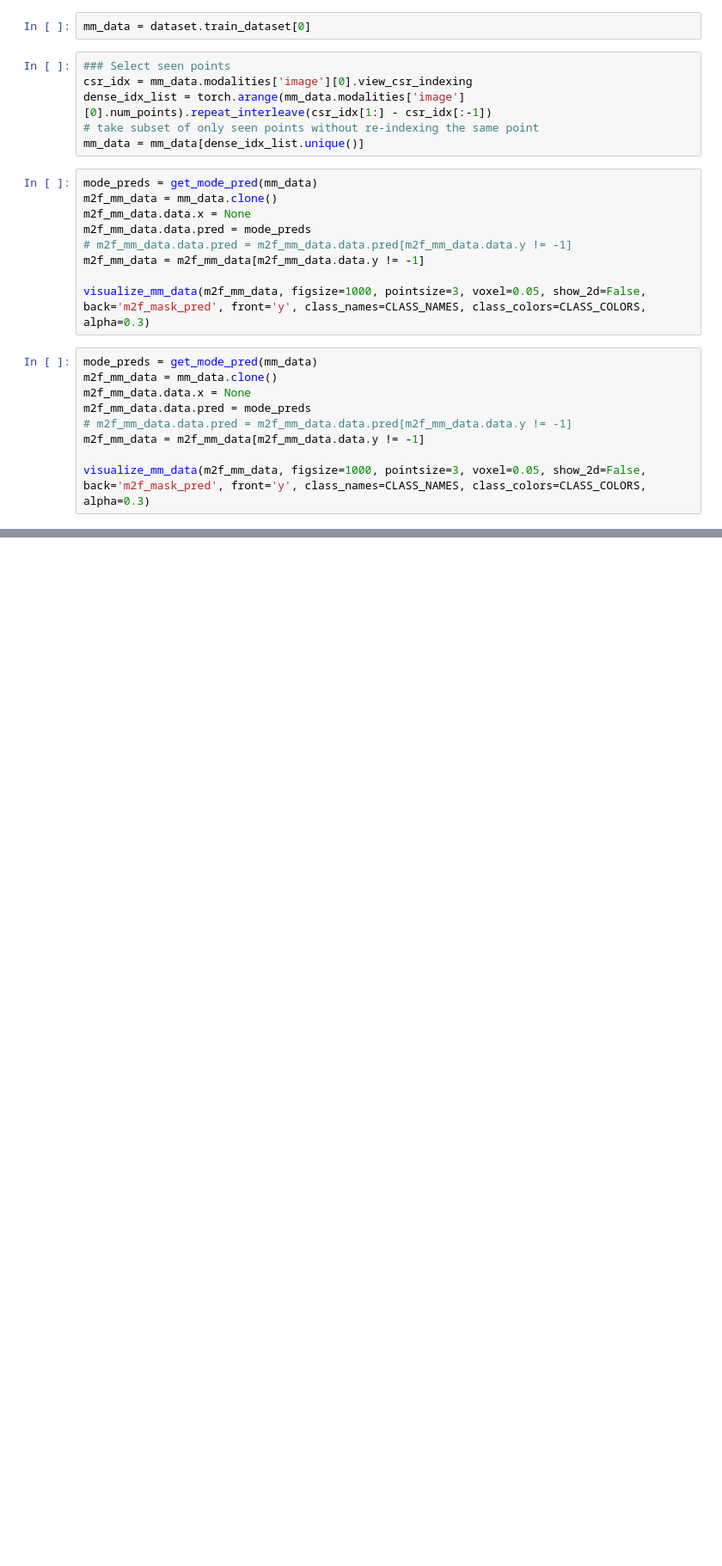
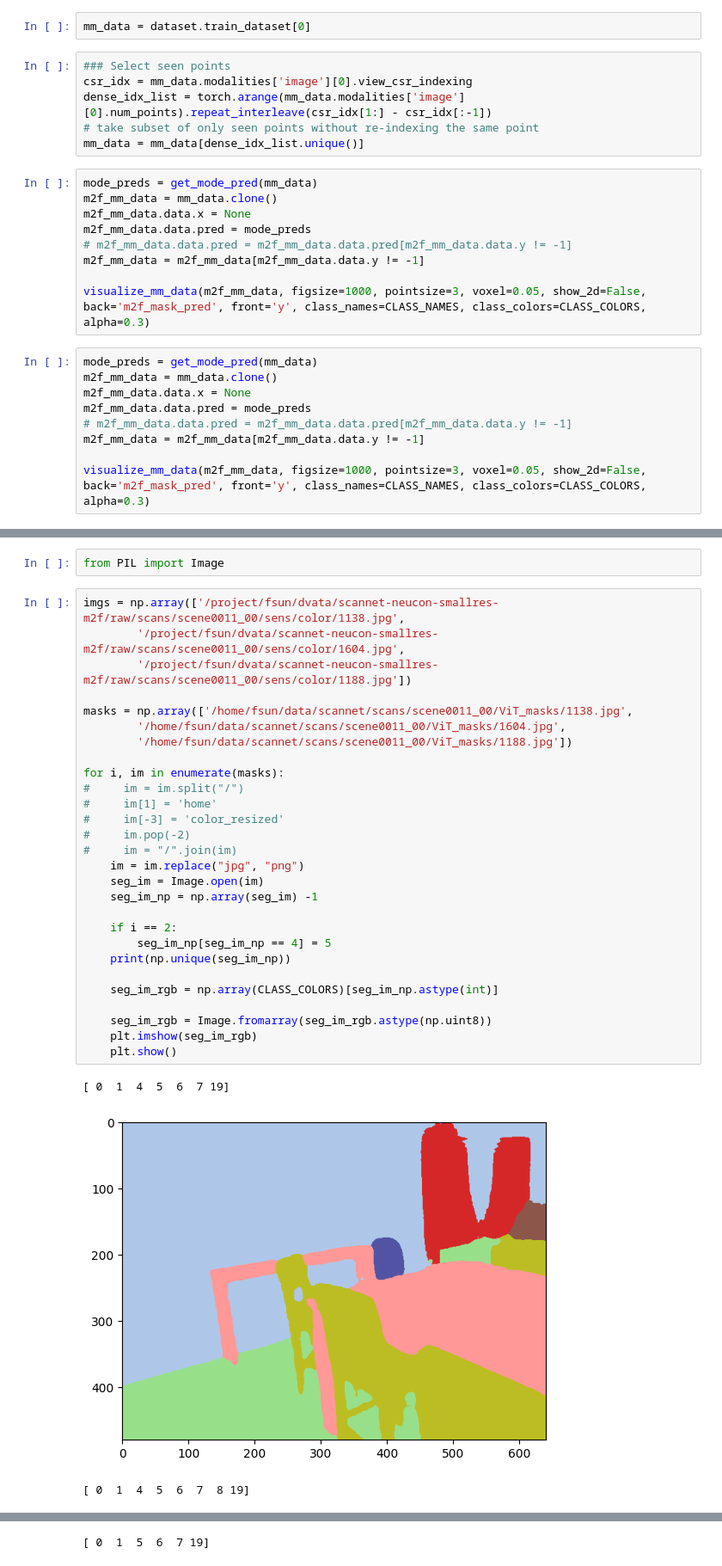
Before and after one commit to fsun2000/DeepViewAgg, a Jupyter notebook: notebooks/visualize_model_preds.ipynb, the cells around one changed output, grey strips where cells are left out. Shown at 86% size. Drawn from its saved outputs; the diff is of its cells as text; blank space fills up the shorter version.

```diff
--- a/notebooks/visualize_model_preds.ipynb
+++ b/notebooks/visualize_model_preds.ipynb
@@ -598,0 +683,34 @@ visualize_mm_data(m2f_mm_data, figsize=1000, pointsize=3, voxel=0.05, show_2d=Fa
+# %%
+from PIL import Image
+# %%
+imgs = np.array(['/project/fsun/dvata/scannet-neucon-smallres-m2f/raw/scans/scene0011_00/sens/color/1138.jpg',
+        '/project/fsun/dvata/scannet-neucon-smallres-m2f/raw/scans/scene0011_00/sens/color/1604.jpg',
+        '/project/fsun/dvata/scannet-neucon-smallres-m2f/raw/scans/scene0011_00/sens/color/1188.jpg'])
+
+masks = np.array(['/home/fsun/data/scannet/scans/scene0011_00/ViT_masks/1138.jpg',
+        '/home/fsun/data/scannet/scans/scene0011_00/ViT_masks/1604.jpg',
+        '/home/fsun/data/scannet/scans/scene0011_00/ViT_masks/1188.jpg'])
+
+for i, im in enumerate(masks):
+#     im = im.split("/")
+#     im[1] = 'home'
+#     im[-3] = 'color_resized'
+#     im.pop(-2)
+#     im = "/".join(im)
+    im = im.replace("jpg", "png")
+    seg_im = Image.open(im)
+    seg_im_np = np.array(seg_im) -1
+
+    if i == 2:
+        seg_im_np[seg_im_np == 4] = 5
+    print(np.unique(seg_im_np))
+
+    seg_im_rgb = np.array(CLASS_COLORS)[seg_im_np.astype(int)]
+
+    seg_im_rgb = Image.fromarray(seg_im_rgb.astype(np.uint8))
+    plt.imshow(seg_im_rgb)
+    plt.show()
+# %% [output]
+[ 0  1  4  5  6  7 19]
+[figure, added]
+[ 0  1  4  5  6  7  8 19]
@@ -598,0 +718 @@ visualize_mm_data(m2f_mm_data, figsize=1000, pointsize=3, voxel=0.05, show_2d=Fa
+[ 0  1  5  6  7 19]
```
Also changed, not shown: parts of 21 cells of this notebook, 22 other files.
